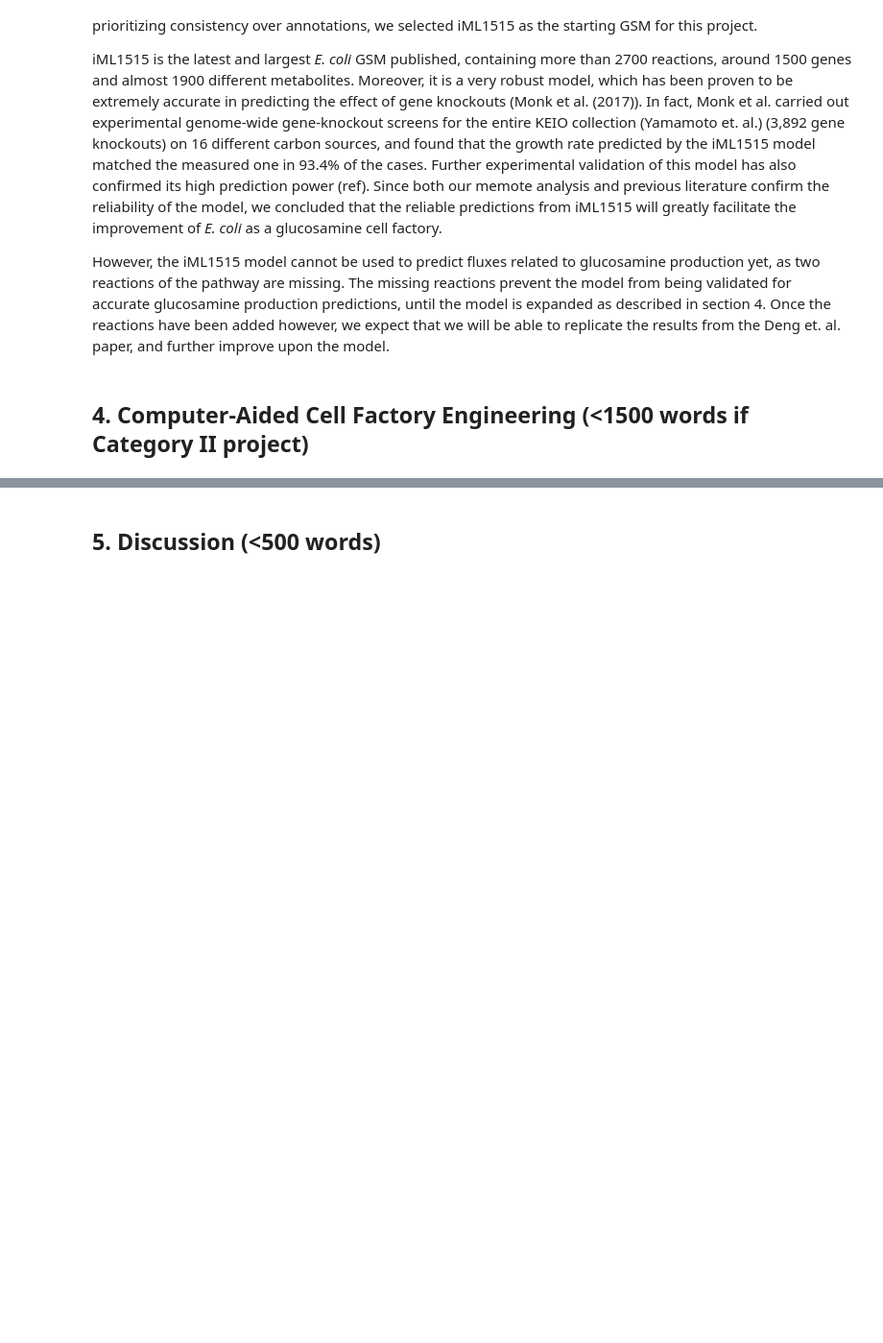
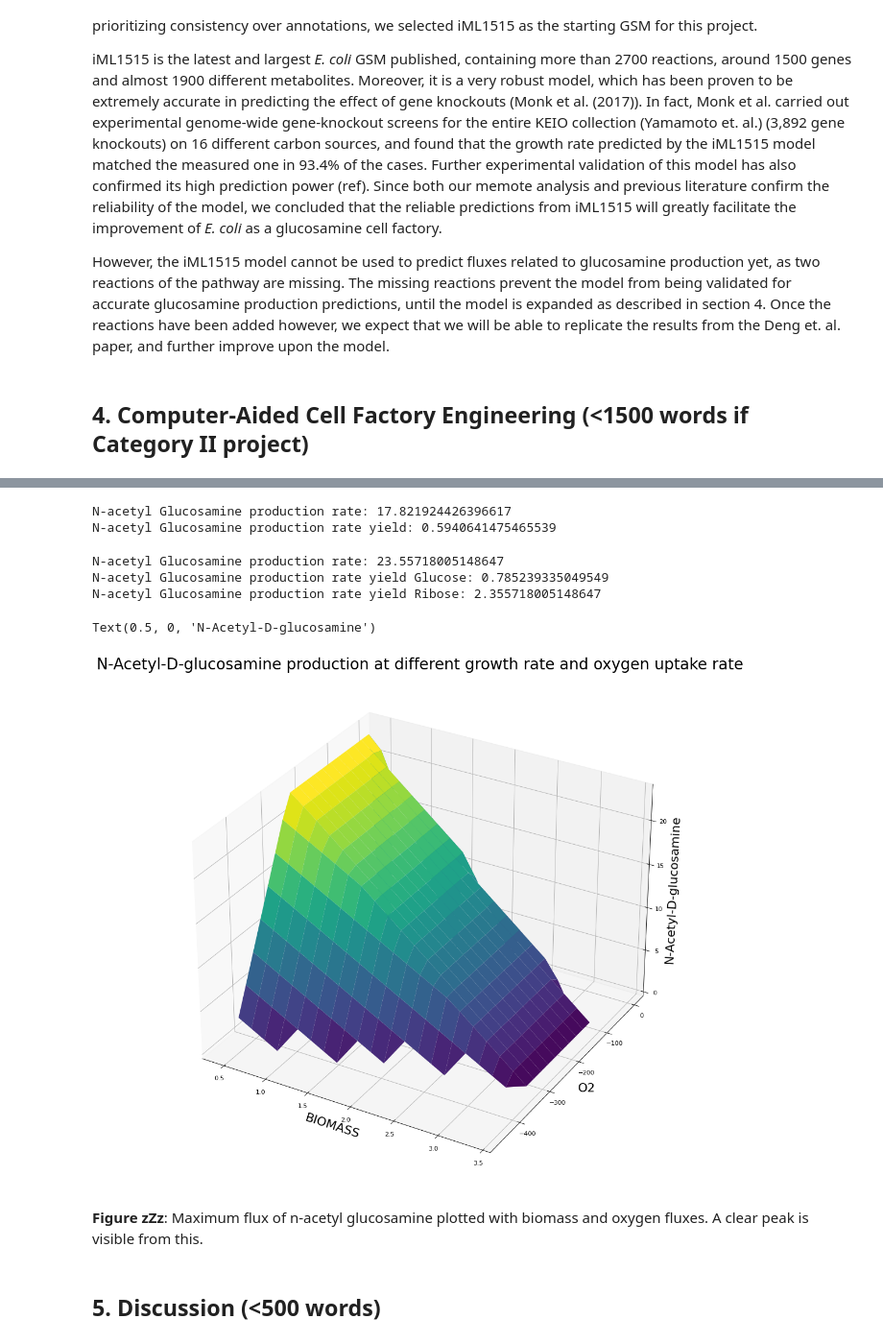
Before and after one commit to 27410/27410-group-assigment-group-13-glucosamine-in-e-coli, a Jupyter notebook: Report.ipynb, the cells around one changed output, grey strips where cells are left out. Shown at 96% size. Drawn from its saved outputs; the diff is of its cells as text; code cells hidden in the pictures; blank space fills up the shorter version.

```diff
--- a/Report.ipynb
+++ b/Report.ipynb
@@ -158,2 +293,44 @@ model_ov
+# %%
+medium = model.medium
+medium['EX_glc__D_e'] = 30
+medium['EX_rib__D_e'] = 0
+model.medium = medium
+model.reactions.BIOMASS_Ec_iML1515_core_75p37M.lower_bound = 0.45
+print("N-acetyl Glucosamine production rate: " + str(model.optimize().objective_value))
+print("N-acetyl Glucosamine production rate yield: " + str(abs(model.optimize().objective_value / model.optimize().fluxes["EX_glc__D_e"])))
+# %% [output]
+N-acetyl Glucosamine production rate: 17.821924426396617
+N-acetyl Glucosamine production rate yield: 0.5940641475465539
+# %%
+medium = model.medium
+medium['EX_glc__D_e'] = 30
+medium['EX_rib__D_e'] = 10
+model.medium = medium
+model.reactions.BIOMASS_Ec_iML1515_core_75p37M.lower_bound = 0.45
+print("N-acetyl Glucosamine production rate: " + str(model.optimize().objective_value))
+print("N-acetyl Glucosamine production rate yield Glucose: " + str(abs(model.optimize().objective_value / model.optimize().fluxes["EX_glc__D_e"])))
+print("N-acetyl Glucosamine production rate yield Ribose: " + str(abs(model.optimize().objective_value / model.optimize().fluxes["EX_rib__D_e"])))
+# %% [output]
+N-acetyl Glucosamine production rate: 23.55718005148647
+N-acetyl Glucosamine production rate yield Glucose: 0.785239335049549
+N-acetyl Glucosamine production rate yield Ribose: 2.355718005148647
+# %%
+result_3D = production_envelope(model, reactions=[model.reactions.BIOMASS_Ec_iML1515_core_75p37M, model.reactions.EX_o2_e],
+                                   objective=model.reactions.EX_acgam_e)
+fig = plt.figure(figsize=(15, 15), dpi=80)
+ax = plt.axes(projection='3d')
+ax.plot_surface(np.reshape(np.asarray(result_3D.BIOMASS_Ec_iML1515_core_75p37M), (-1, 20)),
+                np.reshape(np.asarray(result_3D.EX_o2_e), (-1, 20)),
+                np.reshape(np.asarray(result_3D.flux_maximum), (-1, 20)),
+                rstride=1, cstride=1, cmap='viridis', edgecolor='none')
+ax.set_title('N-Acetyl-D-glucosamine production at different growth rate and oxygen uptake rate', fontsize=25)
+ax.set_xlabel('BIOMASS', fontsize=20, rotation = 0)
+ax.set_ylabel('O2', fontsize=20, rotation = 0)
+ax.set_zlabel('N-Acetyl-D-glucosamine', fontsize=20, rotation = 0)
+# %% [output]
+Text(0.5, 0, 'N-Acetyl-D-glucosamine')
+[figure, added]
+# %% [markdown]
+**Figure zZz**: Maximum flux of n-acetyl glucosamine plotted with biomass and oxygen fluxes. A clear peak is visible from this.
 # %% [markdown]
 ## 5. Discussion (<500 words)
```
Also changed, not shown: parts of 19 cells of this notebook.
